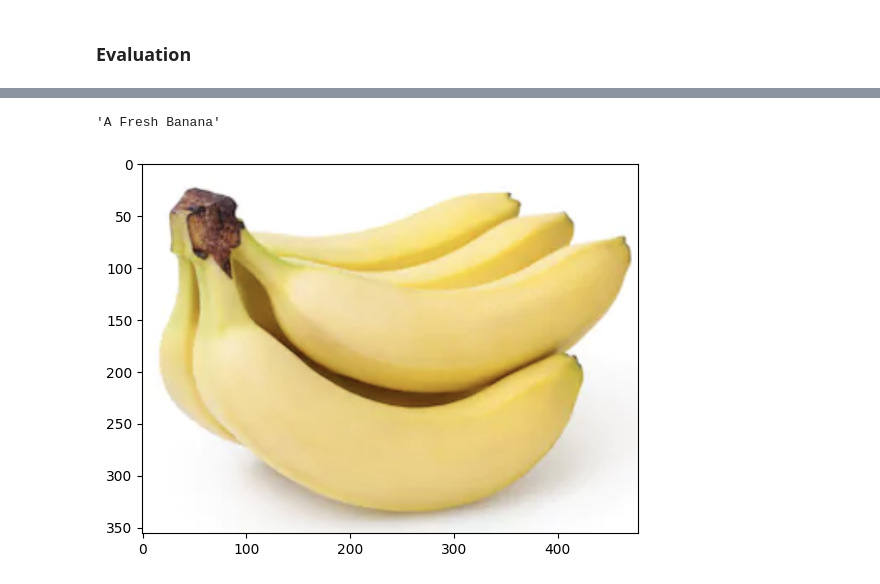
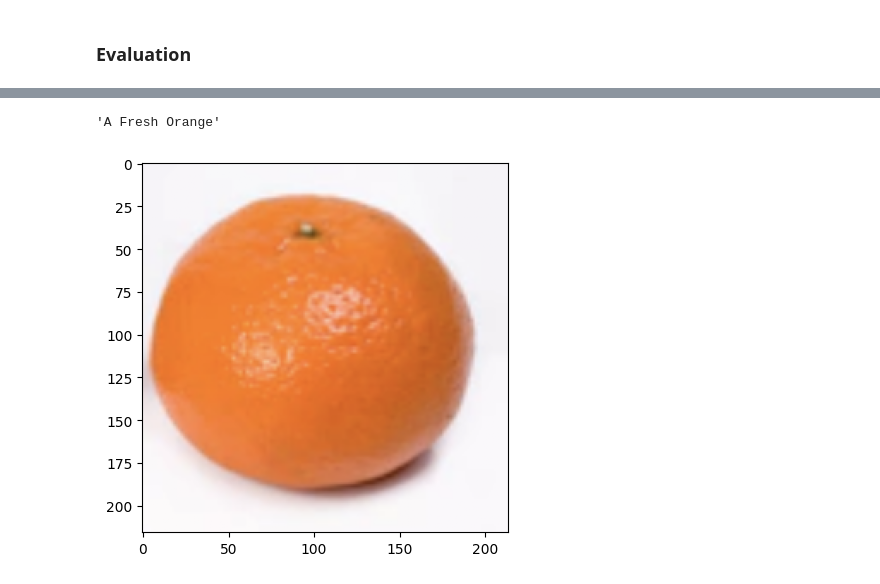
Before and after one commit to MajidKouki/fruit-classification, a Jupyter notebook: fruit-classification.ipynb, the cells around one changed output, grey strips where cells are left out. Drawn from its saved outputs; the diff is of its cells as text; code cells hidden in the pictures.

Commit message:
Finished evaluation and predictions

```diff
--- a/fruit-classification.ipynb
+++ b/fruit-classification.ipynb
@@ -254,3 +266,3 @@ def predict_fruit(image_path):
 # %%
-predict_fruit("dataset/test/freshbanana/Screen Shot 2018-06-12 at 10.05.07 PM.png")
+predict_fruit("dataset/test/freshoranges/Screen Shot 2018-06-12 at 11.55.28 PM.png")
 # %% [output]
@@ -258,2 +270,2 @@ predict_fruit("dataset/test/freshbanana/Screen Shot 2018-06-12 at 10.05.07 PM.pn
-'A Fresh Banana'
+'A Fresh Orange'
-[figure, old version]
+[figure, new version]
```
Also changed, not shown: parts of 5 cells of this notebook.
